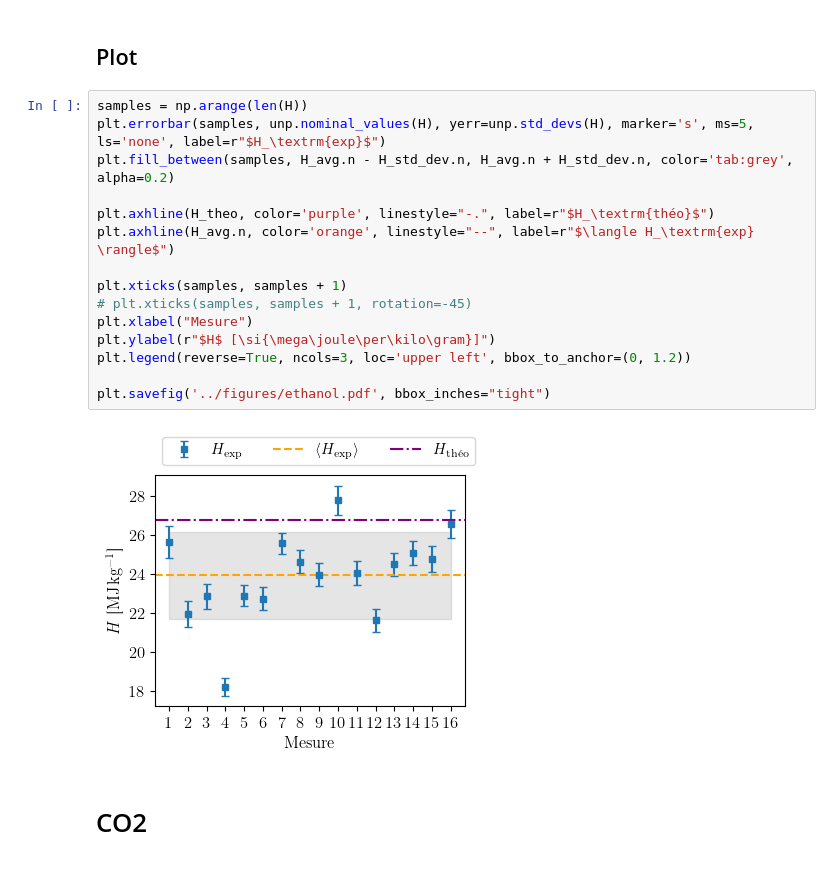
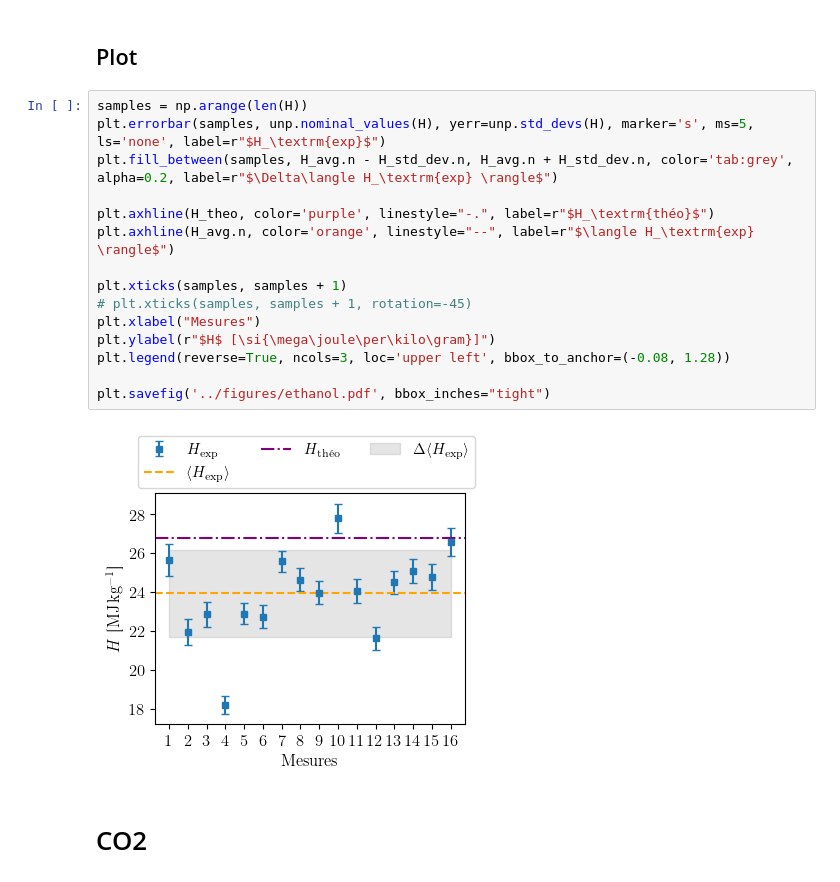
Before and after one commit to TomVdt/TPII-rapports, a Jupyter notebook: 06-C2-pouvoir-calorifique/analyse/exp1.ipynb, the cells around one changed output. Drawn from its saved outputs; the diff is of its cells as text.

```diff
--- a/06-C2-pouvoir-calorifique/analyse/exp1.ipynb
+++ b/06-C2-pouvoir-calorifique/analyse/exp1.ipynb
@@ -85,20 +85,20 @@ H std dev = 2.3±0.2 MJ
 # %%
 samples = np.arange(len(H))
 plt.errorbar(samples, unp.nominal_values(H), yerr=unp.std_devs(H), marker='s', ms=5, ls='none', label=r"$H_\textrm{exp}$")
-plt.fill_between(samples, H_avg.n - H_std_dev.n, H_avg.n + H_std_dev.n, color='tab:grey', alpha=0.2)
+plt.fill_between(samples, H_avg.n - H_std_dev.n, H_avg.n + H_std_dev.n, color='tab:grey', alpha=0.2, label=r"$\Delta\langle H_\textrm{exp} \rangle$")
 
 plt.axhline(H_theo, color='purple', linestyle="-.", label=r"$H_\textrm{théo}$")
 plt.axhline(H_avg.n, color='orange', linestyle="--", label=r"$\langle H_\textrm{exp} \rangle$")
 
 plt.xticks(samples, samples + 1)
 # plt.xticks(samples, samples + 1, rotation=-45)
-plt.xlabel("Mesure")
+plt.xlabel("Mesures")
 plt.ylabel(r"$H$ [\si{\mega\joule\per\kilo\gram}]")
-plt.legend(reverse=True, ncols=3, loc='upper left', bbox_to_anchor=(0, 1.2))
+plt.legend(reverse=True, ncols=3, loc='upper left', bbox_to_anchor=(-0.08, 1.28))
 
 plt.savefig('../figures/ethanol.pdf', bbox_inches="tight")
 # %% [output]
-[figure, old version]
+[figure, new version]
 # %% [markdown]
 # CO2
 # %%
```
Also changed, not shown: 4 other files.
